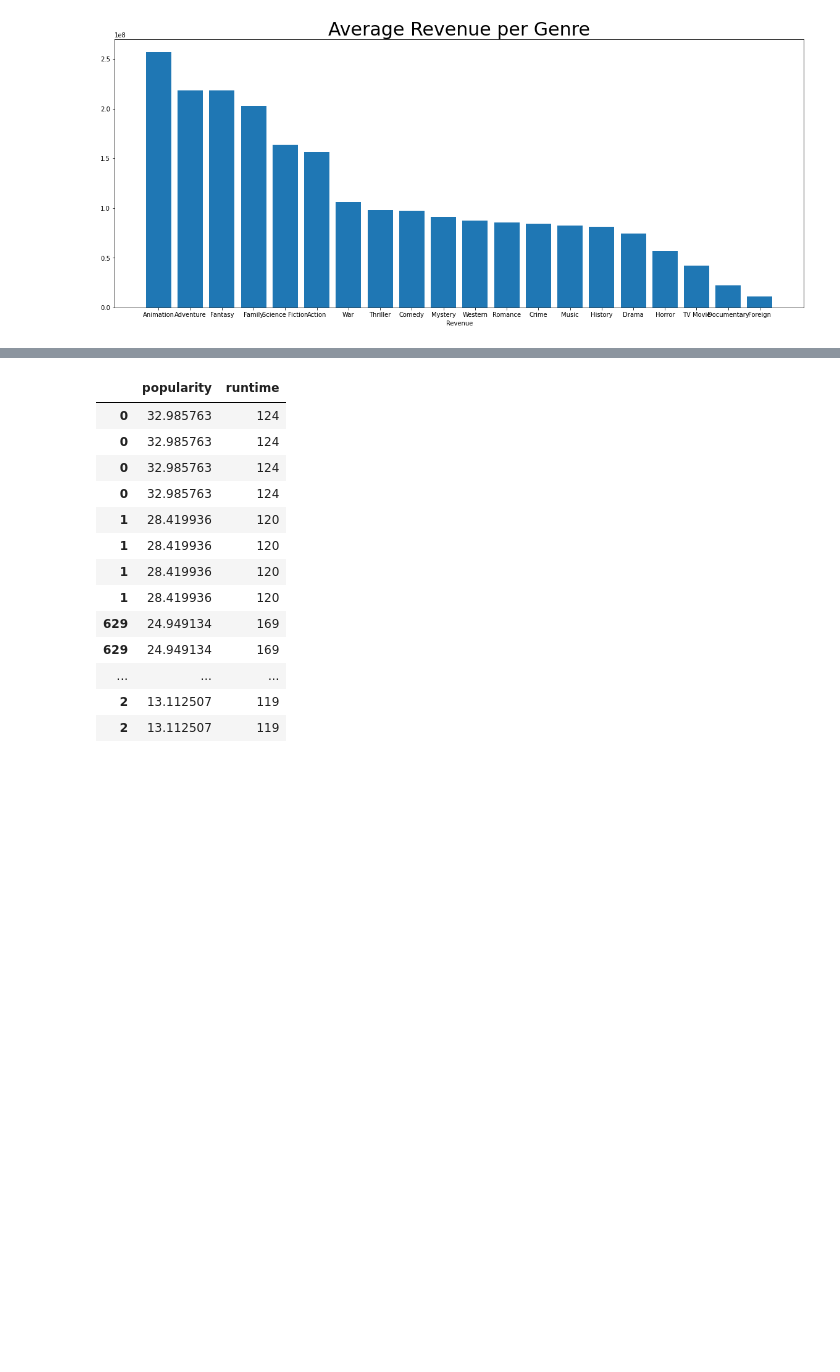
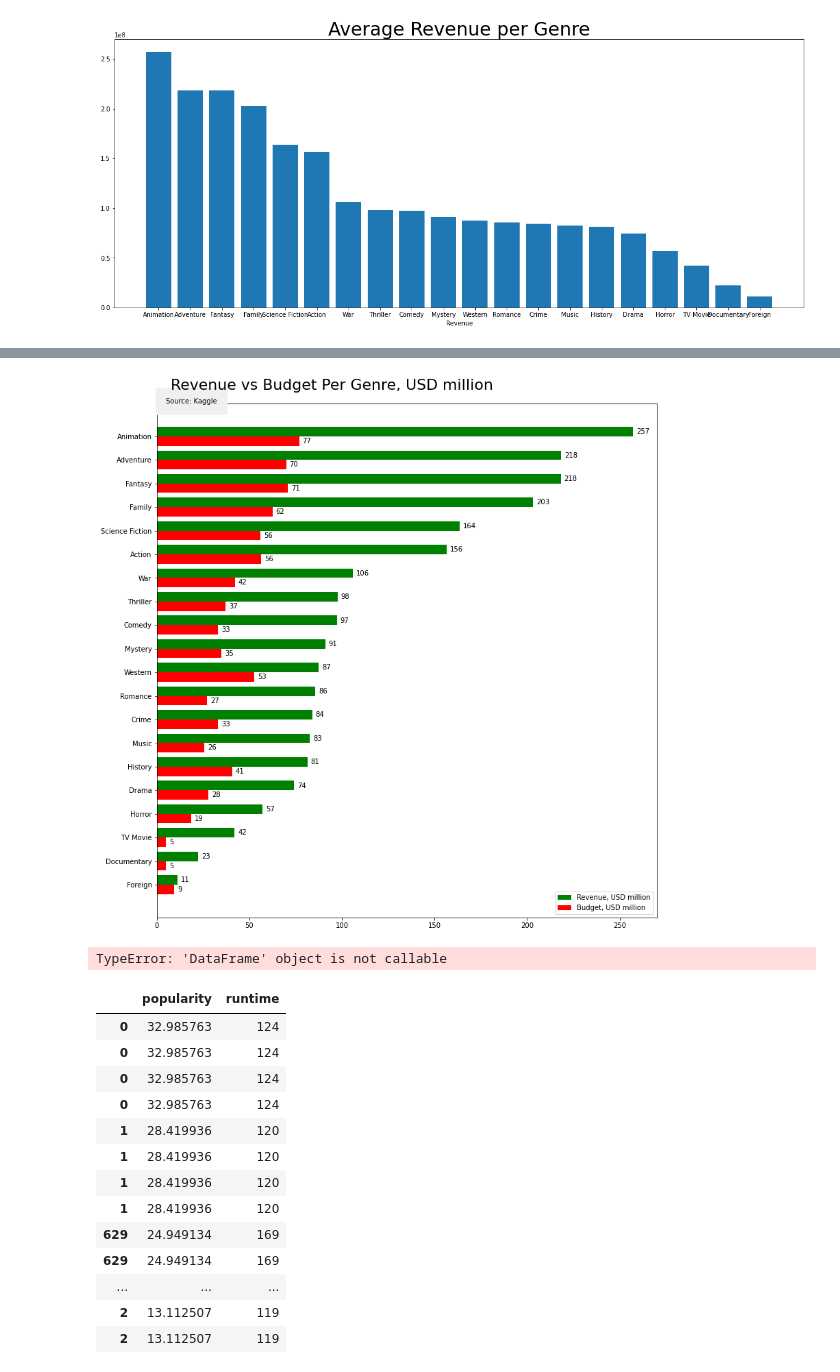
Before and after one commit to krbendol/movie_analysis_Microsoft, a Jupyter notebook: cleaning_of_data.ipynb, the cells around one changed output, grey strips where cells are left out. Saved outputs shown, nothing was run; the diff lists cells and outputs as text; code cells hidden in the pictures; blank space fills up the shorter version.

Commit message:
made budget vs revenue double bar graph

```diff
--- a/cleaning_of_data.ipynb
+++ b/cleaning_of_data.ipynb
@@ -197,0 +210,3 @@ Text(0.5, 1.0, 'Average Revenue per Genre')
+# %%
+df_budget_rev = (df_averages[["budget","revenue"]]/1000000).sort_values(['revenue'], ascending = True)
+df_budget_rev
@@ -198,3 +232,74 @@ Text(0.5, 1.0, 'Average Revenue per Genre')
+# %%
+#Variables
+#found from sharkcoder
+first_bar = df_budget_rev['revenue']
+first_bar_label = 'Revenue, USD million'
+first_bar_color = 'green'
+second_bar = df_budget_rev['budget']
+second_bar_label = 'Budget, USD million'
+second_bar_color = 'red'
+labels = df_budget_rev.index
+width = 0.4  # the width of the bars
+plot_title = 'Revenue vs Budget Per Genre, USD million'
+title_size = 22
+subtitle = 'Source: Kaggle'
+df_budget_rev.sort_values(by='revenue', inplace=True, ascending=True)
+fig, ax = plt.subplots(figsize=(16,12))
+plt.tight_layout() #make the bars neater
+
+# Plot double bars
+y = np.arange(len(labels))  # Label locations
+ax.barh(y + width/2, first_bar, width, label=first_bar_label, color=first_bar_color)
+ax.barh(y - width/2, second_bar, width, label=second_bar_label, color=second_bar_color)
+
+# Format ticks
+ax.xaxis.set_major_formatter(mpl.ticker.StrMethodFormatter('{x:,.0f}'))
+
+# Set title
+title = plt.title(plot_title, pad=20, fontsize=title_size)
+title.set_position([.35, 1])
+
+# Adjust subplots
+plt.subplots_adjust(left=0.35, top=0.9)
+
+# Set subtitle
+tform = ax.get_xaxis_transform()
+ann = ax.annotate(subtitle, xy=(5, 1), xycoords=tform, bbox=dict(boxstyle='square, pad=1.5', fc='#f0f0f0', ec='none'))
+
+# Create labels
+rects = ax.patches
+for rect in rects:
+    # Get X and Y placement of label from rect.
+    x_value = rect.get_width()
+    y_value = rect.get_y() + rect.get_height() / 2
+    space = 5
+    ha = 'left'
+    if x_value < 0:
+        space *= -1
+        ha = 'right'
+    label = '{:,.0f}'.format(x_value)
+    plt.annotate(
+        label,
+        (x_value, y_value),
+        xytext=(space, 0),
+        textcoords='offset points',
+        va='center',
+        ha=ha)
+
+# Set y-labels and legend
+ax.set_yticklabels(labels)
+ax.legend()
+
+# To show each y-label, not just even ones
+plt.yticks(np.arange(min(y), max(y)+1, 1.0));
+# %% [output]
+[figure, added]
+# %%
+df_temp = df_temp[(np.abs(stats.zscore(df_temp['budget'])) < 3)]
+df_temp = df_temp([np.abs(stats.zscore(df_temp['budget'])) > -3])
+df_temp.head()
+# %% [output]
+TypeError: 'DataFrame' object is not callable
 # %%
 #creating pop and runtime column to get average of runtime
 top_20_pop = df_temp[['popularity','runtime']]
```
Also changed, not shown: parts of 3 cells of this notebook.
